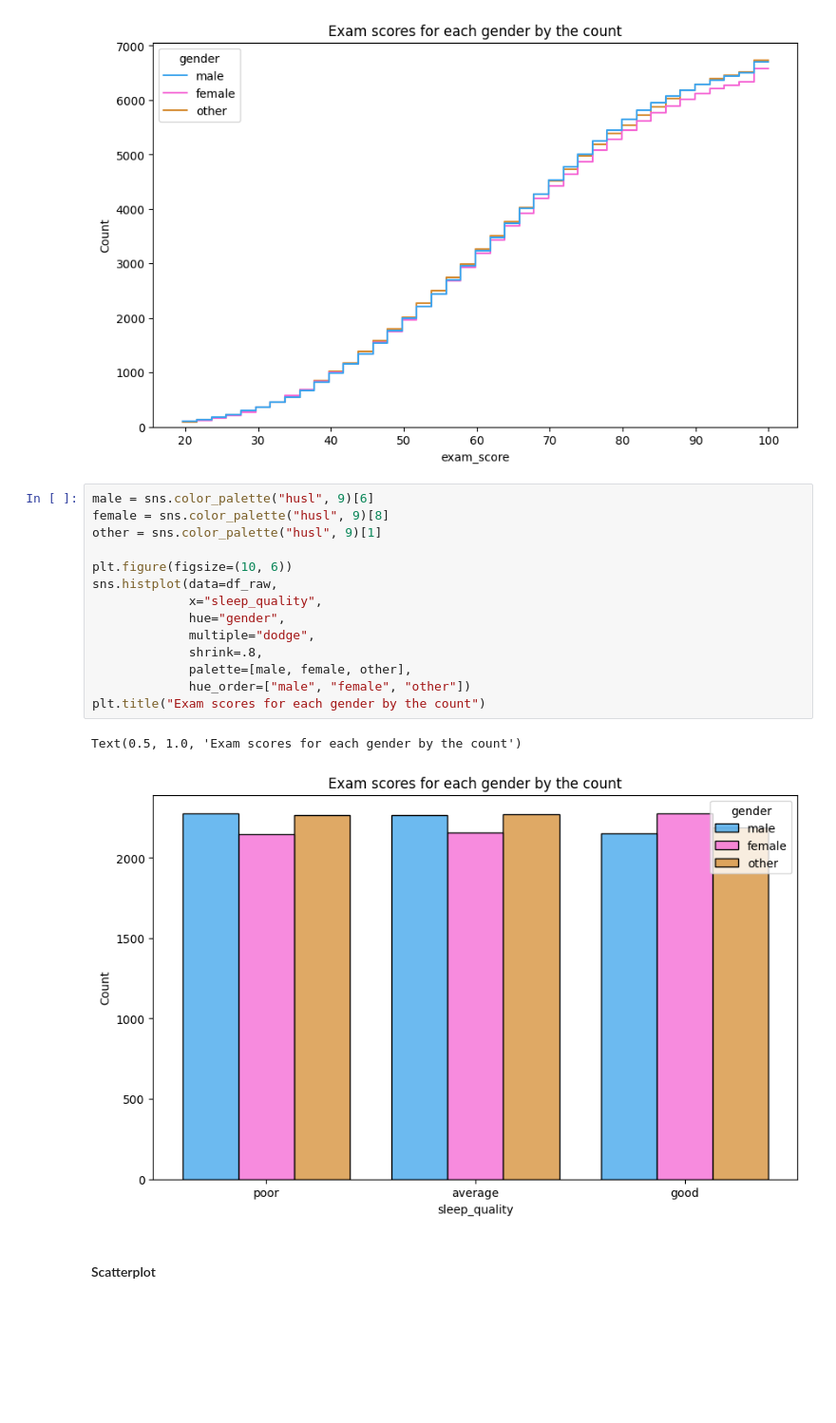
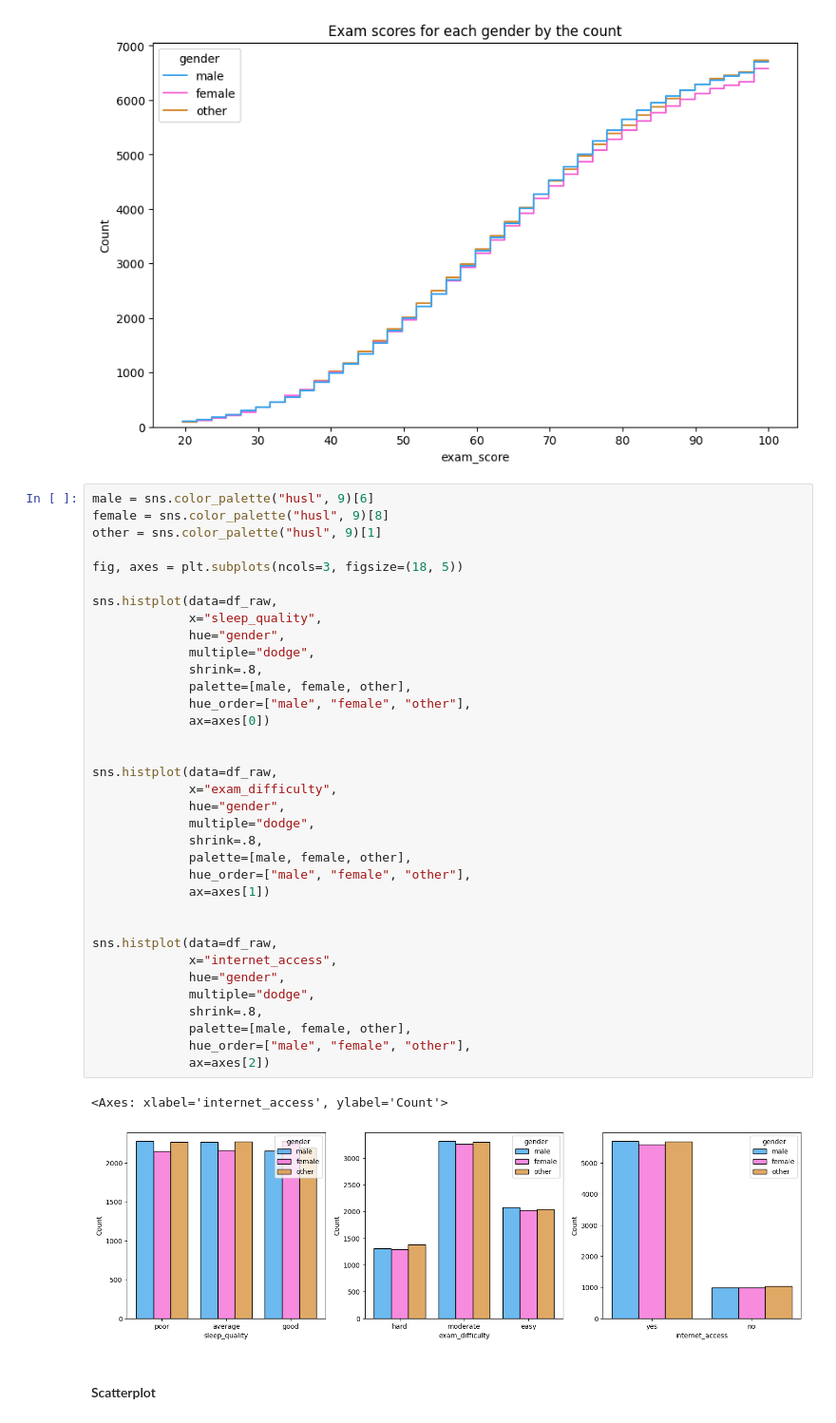
Before and after one commit to javokhircoding/ExamScorePrediction, a Jupyter notebook: src/main.ipynb, the cells around one changed output. Shown: that part at 95% size. Saved outputs shown, nothing was run; the diff lists cells and outputs as text; blank space fills up the shorter version.

```diff
--- a/src/main.ipynb
+++ b/src/main.ipynb
@@ -185,20 +185,41 @@ Text(0.5, 1.0, 'Exam scores for each gender by the count')
 # %%
 male = sns.color_palette("husl", 9)[6]
 female = sns.color_palette("husl", 9)[8]
 other = sns.color_palette("husl", 9)[1]
 
-plt.figure(figsize=(10, 6))
+fig, axes = plt.subplots(ncols=3, figsize=(18, 5))
+
 sns.histplot(data=df_raw,
              x="sleep_quality",
              hue="gender",
              multiple="dodge",
              shrink=.8,
              palette=[male, female, other],
-             hue_order=["male", "female", "other"])
-plt.title("Exam scores for each gender by the count")
+             hue_order=["male", "female", "other"],
+             ax=axes[0])
+
+
+sns.histplot(data=df_raw,
+             x="exam_difficulty",
+             hue="gender",
+             multiple="dodge",
+             shrink=.8,
+             palette=[male, female, other],
+             hue_order=["male", "female", "other"],
+             ax=axes[1])
+
+
+sns.histplot(data=df_raw,
+             x="internet_access",
+             hue="gender",
+             multiple="dodge",
+             shrink=.8,
+             palette=[male, female, other],
+             hue_order=["male", "female", "other"],
+             ax=axes[2])
 # %% [output]
-Text(0.5, 1.0, 'Exam scores for each gender by the count')
+<Axes: xlabel='internet_access', ylabel='Count'>
-[figure, old version]
+[figure, new version]
 # %% [markdown]
 #### Scatterplot
 # %% [markdown]
```
